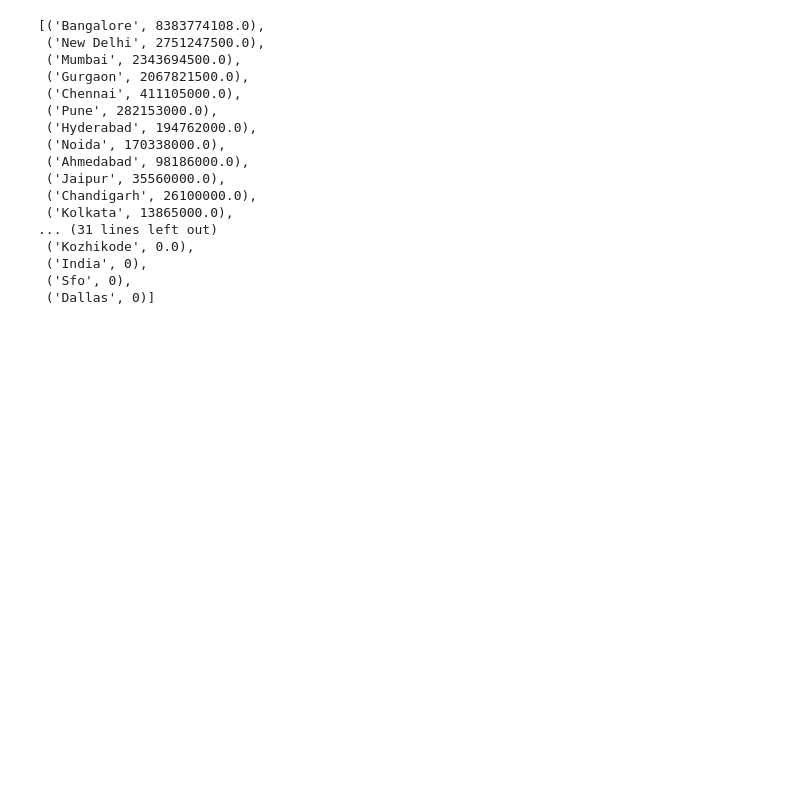
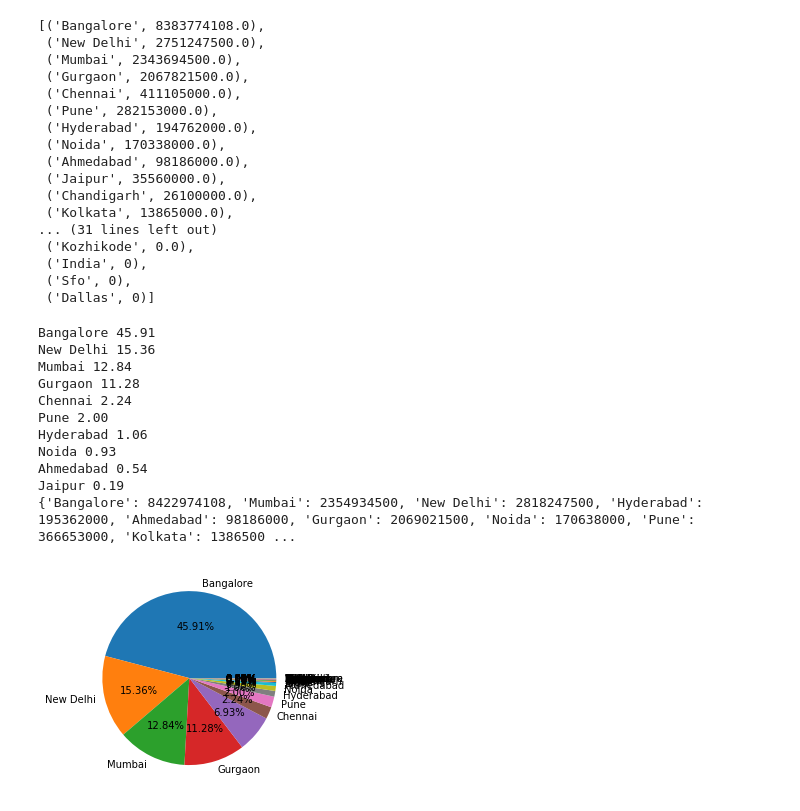
Before and after one commit to piyushP7pravin/CN-Data-Science, a Jupyter notebook: Project - Case Study 1/Case Study 1.ipynb, the cells around one changed output. Saved outputs shown, nothing was run; the diff lists cells and outputs as text; code cells hidden in the pictures; blank space fills up the shorter version.

```diff
--- a/Project - Case Study 1/Case Study 1.ipynb
+++ b/Project - Case Study 1/Case Study 1.ipynb
@@ -353,3 +353,74 @@ sort_orders
  ('India', 0),
  ('Sfo', 0),
  ('Dallas', 0)]
+# %%
+# Open and read data file as specified in the question
+# Print the required output in given format
+import pandas as pd
+import numpy as np
+import matplotlib.pyplot as plt
+start=pd.read_csv("startup_funding.csv")
+
+start['CityLocation'].fillna("",inplace=True)
+start['AmountInUSD'].fillna("0,0",inplace=True)
+#print(start['AmountInUSD'])
+def amount(amt):
+    amt=str(amt)
+    s=""
+    l=[]
+    x=amt.split(',')
+    for i in x:
+        s=s+i
+    return int(s)
+start['AmountInUSD']=start['AmountInUSD'].apply(amount)
+#print(start['AmountInUSD'])
+x=start['AmountInUSD']
+
+def sep(city):
+    return city.split('/')[0].strip()
+start['CityLocation']=start['CityLocation'].apply(sep)
+start['CityLocation'].replace("Delhi","New Delhi",inplace=True)
+start['CityLocation'].replace("bangalore","Bangalore",inplace=True)
+
+y=start['CityLocation']
+#num=start['CityLocation'].value_counts()
+#print(len(start['CityLocation']),len(start['AmountInUSD']))
+#print(x)
+#print(y)
+a={}
+for i in range(len(start['CityLocation'])):
+    if(y[i] in a):
+        a[y[i]]=a[y[i]]+x[i]
+    else:
+        a[y[i]]=x[i]
+bb=sorted(a.items(),key=lambda x:x[1])
+l1=list(bb)
+aaa=l1[-1::-1]
+xx=[]
+yy=[]
+for i in aaa:
+    xx.append(i[0])
+    yy.append(i[1])
+xx=np.array(xx)
+yy=np.array(yy)
+plt.pie(yy,labels=xx,autopct="%.2f%%")
+#plt.show()
+hell=np.true_divide(yy,yy.sum(axis=0,keepdims=True))*100
+for i in range(0,4):
+    print(xx[i],format(hell[i],'.2f'))
+for i in range(5,11):
+    print(xx[i],format(hell[i],'.2f'))
+print(a)
+# %% [output]
+Bangalore 45.91
+New Delhi 15.36
+Mumbai 12.84
+Gurgaon 11.28
+Chennai 2.24
+Pune 2.00
+Hyderabad 1.06
+Noida 0.93
+Ahmedabad 0.54
+Jaipur 0.19
+{'Bangalore': 8422974108, 'Mumbai': 2354934500, 'New Delhi': 2818247500, 'Hyderabad': 195362000, 'Ahmedabad': 98186000, 'Gurgaon': 2069021500, 'Noida': 170638000, 'Pune': 366653000, 'Kolkata': 1386500 ...
+[figure, added]
```
Also changed, not shown: parts of 1 cell of this notebook.
